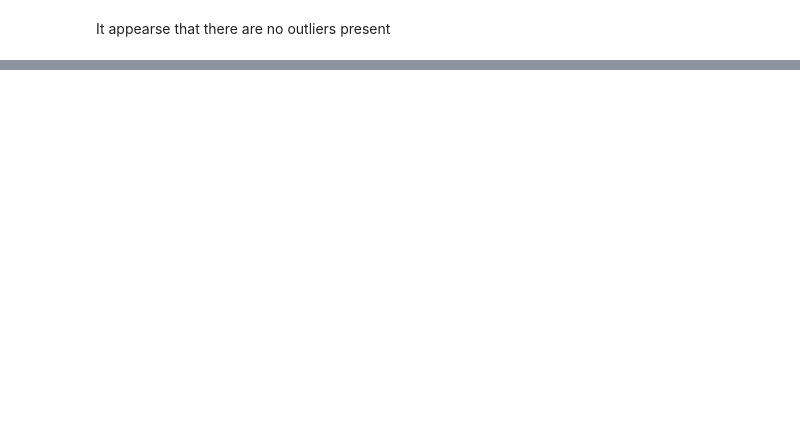
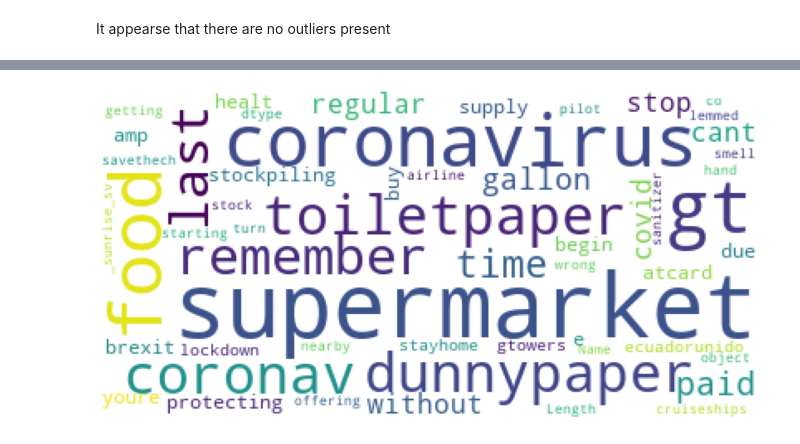
Before and after one commit to net-wizard/Coronavirus-tweets-NLP, a Jupyter notebook: Model/corona_tweets_sentiment.ipynb, the cells around one changed output, grey strips where cells are left out. Drawn from its saved outputs; the diff is of its cells as text; code cells hidden in the pictures; blank space fills up the shorter version.

```diff
--- a/Model/corona_tweets_sentiment.ipynb
+++ b/Model/corona_tweets_sentiment.ipynb
@@ -144,0 +353,2 @@ It appearse that there are no outliers present
+# %%
+df4=df3
@@ -144,0 +357,4 @@ It appearse that there are no outliers present
+# %%
+from nltk.stem import PorterStemmer
+stemmer=PorterStemmer()
+df4['stemmed'] = df3['CleanTweet'].apply(lambda x: [stemmer.stem(y) for y in x])
@@ -144,0 +370,4 @@ It appearse that there are no outliers present
+# %%
+from nltk.stem import WordNetLemmatizer
+lemmatizer=WordNetLemmatizer()
+df4['lemmed'] = df3['CleanTweet'].apply(lambda x: [lemmatizer.lemmatize(y) for y in x])
@@ -144,0 +383,5 @@ It appearse that there are no outliers present
+# %%
+nutral = df4[['lemmed','stemmed']] [df4['Sentiment'] == 'Neutral']
+positive = df4[['lemmed','stemmed']] [df4['Sentiment'] == 'Positive']
+negative = df4[['lemmed','stemmed']] [df4['Sentiment'] == 'Negative']
+nutral.head()
@@ -144,0 +395,9 @@ It appearse that there are no outliers present
+# %%
+wc = WordCloud(background_color='white')
+wc.generate(str(nutral['lemmed']))
+plt.figure(figsize=(20,20))
+plt.imshow(wc)
+plt.axis("off")
+plt.show()
+# %% [output]
+[figure, added]
```
Also changed, not shown: parts of 56 cells of this notebook.
